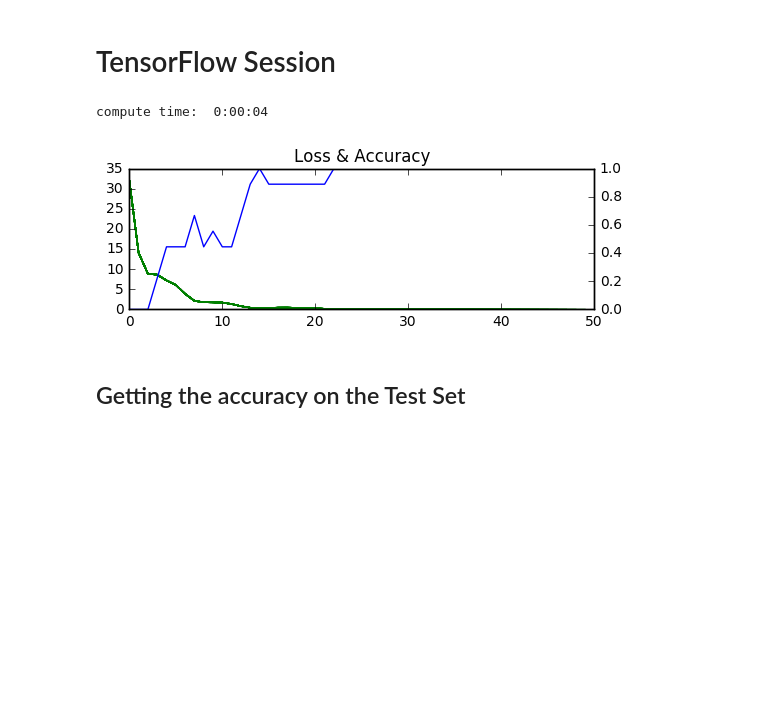
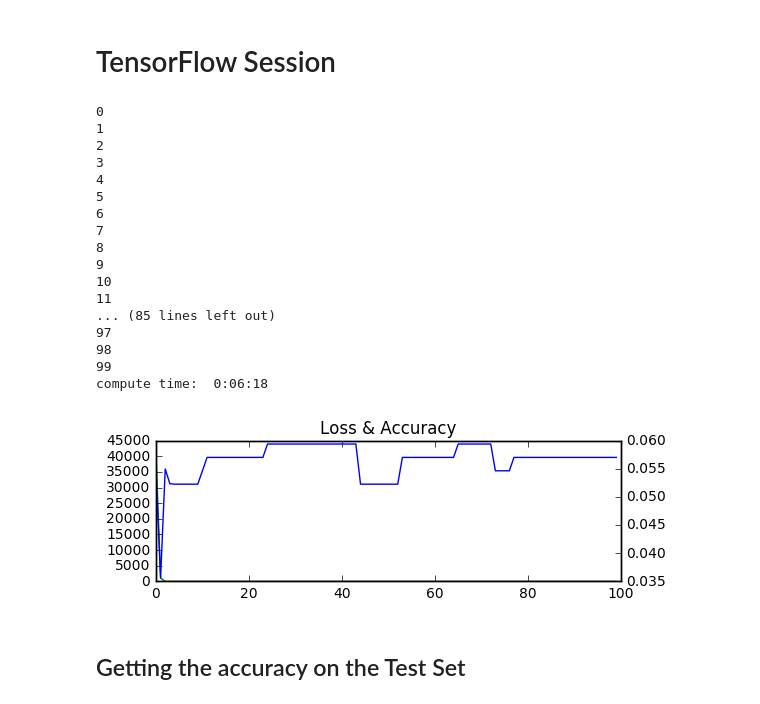
Before and after one commit to matthew-alexander/traffic-signs-tensorflow, a Jupyter notebook: full_data_Convolutional_layer_traffic_linear_B&W.ipynb, the cells around one changed output. Drawn from its saved outputs; the diff is of its cells as text; code cells hidden in the pictures; blank space fills up the shorter version.

Commit message:
convo @ 70%, notifies via twilio

```diff
--- a/full_data_Convolutional_layer_traffic_linear_B&W.ipynb
+++ b/full_data_Convolutional_layer_traffic_linear_B&W.ipynb
@@ -72,11 +72,11 @@ Image Size Flat = 1024
 # %% [markdown]
 # One-hot encoding the labels
 # %%
-y_train_encoded = np.eye(43)[y_tiny]
-y_test_encoded = np.eye(43)[y_tiny]
+# y_train_encoded = np.eye(43)[y_tiny]
+# y_test_encoded = np.eye(43)[y_tiny]
 
-# y_train_encoded = np.eye(43)[y_train]
-# y_test_encoded = np.eye(43)[y_test]
+y_train_encoded = np.eye(43)[y_train]
+y_test_encoded = np.eye(43)[y_test]
 # %%
 image_shape[0]
 # %% [output]
@@ -103,11 +103,11 @@ def pre_process_image(image):
     image = image - 83
     return image
 # %%
-image_GS_train = np.array([pre_process_image(X_tiny[i]) for i in range(len(X_tiny))], dtype = np.float32)
-image_GS_test = np.array([pre_process_image(X_tiny[i]) for i in range(len(X_tiny))], dtype = np.float32)
+# image_GS_train = np.array([pre_process_image(X_tiny[i]) for i in range(len(X_tiny))], dtype = np.float32)
+# image_GS_test = np.array([pre_process_image(X_tiny[i]) for i in range(len(X_tiny))], dtype = np.float32)
 
-# image_GS_train = np.array([pre_process_image(X_train[i]) for i in range(len(X_train))], dtype = np.float32)
-# image_GS_test = np.array([pre_process_image(X_test[i]) for i in range(len(X_test))], dtype = np.float32)
+image_GS_train = np.array([pre_process_image(X_train[i]) for i in range(len(X_train))], dtype = np.float32)
+image_GS_test = np.array([pre_process_image(X_test[i]) for i in range(len(X_test))], dtype = np.float32)
 # %%
 image_flat_train = image_GS_train.reshape((-1,img_size_flat))
 image_flat_test  = image_GS_test.reshape((-1,img_size_flat))
@@ -153,11 +153,11 @@ def random_batch():
 # Configuring the Neural Network
 # %%
 # Convolutional Layer 1.
-filter_size1 = 5          # Convolution filters are 5 x 5 pixels.
+filter_size1 = 4         # Convolution filters are 5 x 5 pixels.
 num_filters1 = 16         # There are 16 of these filters.
 
 # Convolutional Layer 2.
-filter_size2 = 5          # Convolution filters are 5 x 5 pixels.
+filter_size2 = 4          # Convolution filters are 5 x 5 pixels.
 num_filters2 = 36         # There are 36 of these filters.
 
 # Fully-connected layer.
@@ -349,38 +349,55 @@ def optimize(n_iterations):
 
         feed_dict_test = {x: image_flat_test,
                   y: y_test_encoded,
-                  y_true_cls:y_tiny}
+                  y_true_cls:y_test}
 
 
         acc = sess.run(accuracy,feed_dict=feed_dict_test)
-#         print(acc)
+
         accuracy_list.append(acc)
         loss = sess.run(cost,feed_dict=feed_dict_test)
-#         print(loss)
+
         loss_list.append(loss)
         iteration_list.append(iteration)
+        print(iteration)
 
 
-        loss_plot = plt.subplot(211)
-        loss_plot.set_title('Loss & Accuracy')
-        loss_plot.plot(iteration_list, loss_list, 'g')
-        acc_plot = loss_plot.twinx()
-        acc_plot.plot(iteration_list, accuracy_list, 'b')
+    loss_plot = plt.subplot(211)
+    loss_plot.set_title('Loss & Accuracy')
+    loss_plot.plot(iteration_list, loss_list, 'g')
+    acc_plot = loss_plot.twinx()
+    acc_plot.plot(iteration_list, accuracy_list, 'b')
 # %%
 sess = tf.Session()
 # %%
 start_time = time.time()
 sess.run(tf.initialize_all_variables())
 
-optimize(50)
+optimize(100)
 
 end_time = time.time()
 compute_time = end_time - start_time
 
 print("compute time: " , str(timedelta(seconds = int(round(compute_time)))))
 # %% [output]
-compute time:  0:00:04
+0
+1
+2
+3
+4
+5
+6
+7
+8
+9
+10
+11
+... (85 lines left out)
+97
+98
+99
+compute time:  0:06:18
-[figure, old version]
+[figure, new version]
 # %% [markdown]
 ## Getting the accuracy on the Test Set
 # %%
```
Also changed, not shown: parts of 15 cells of this notebook, 1 other file.
